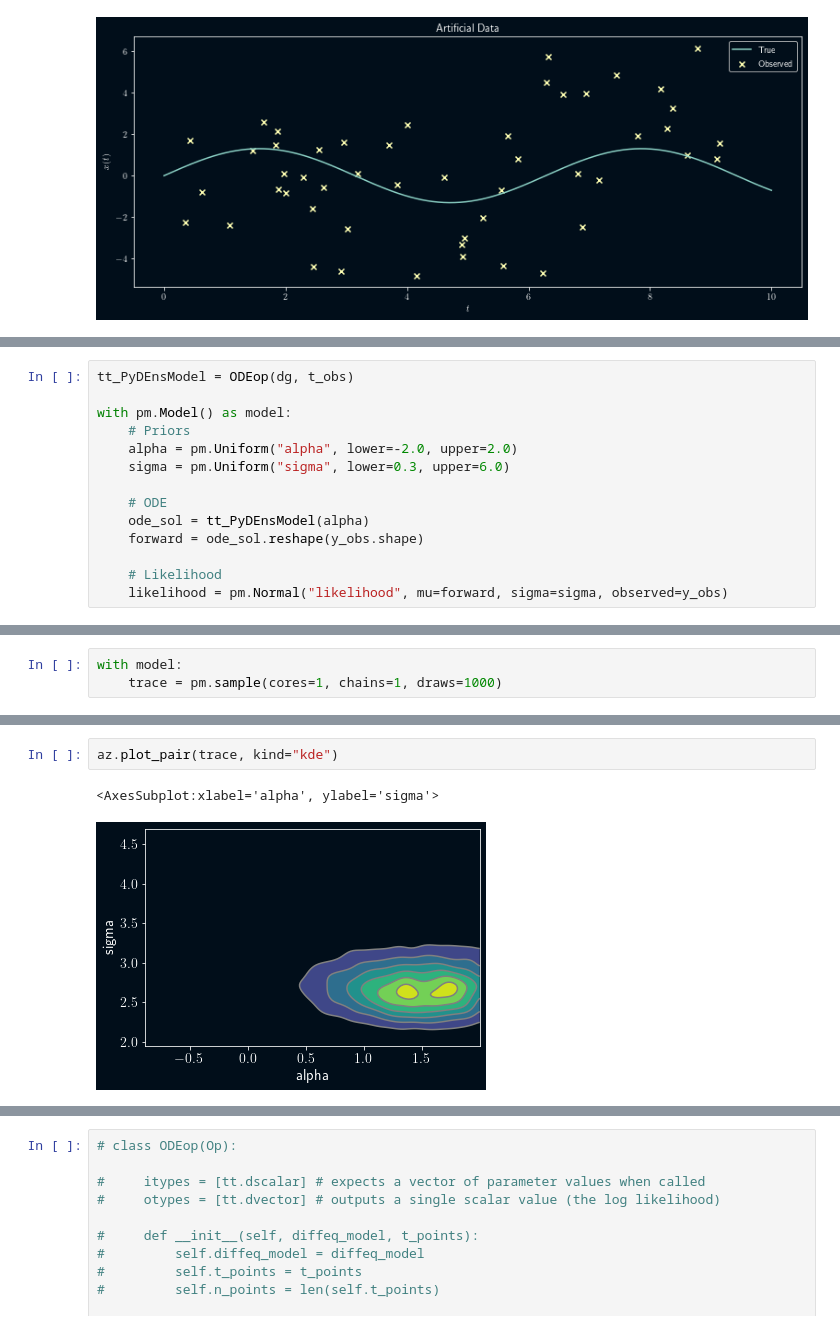
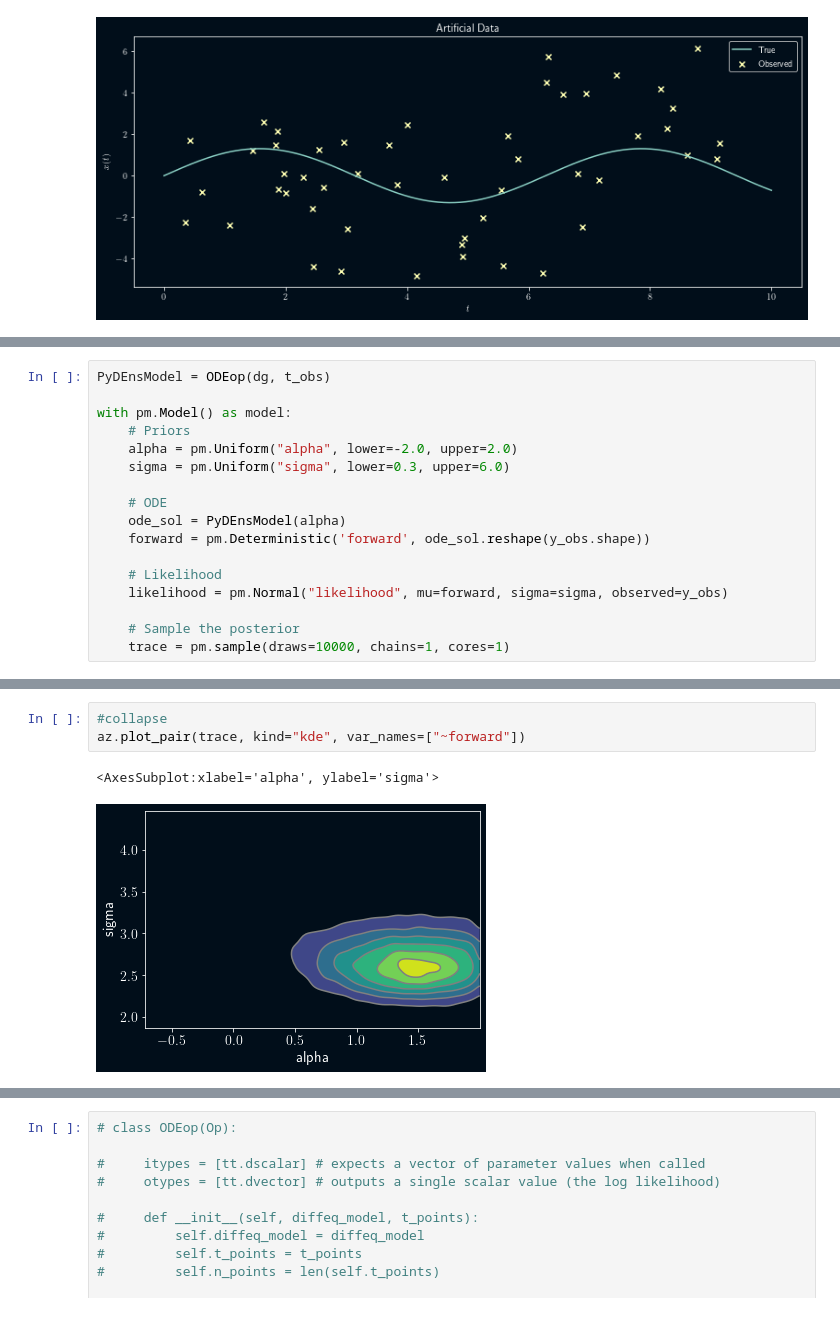
Before and after one commit to jlindbloom/qed404, a Jupyter notebook: _notebooks/2021-01-01-ode-inference-with-pydens-and-pymc3.ipynb, the cells around one changed output, grey strips where cells are left out. Cells and saved outputs as stored; diff of their text form.

```diff
--- a/_notebooks/2021-01-01-ode-inference-with-pydens-and-pymc3.ipynb
+++ b/_notebooks/2021-01-01-ode-inference-with-pydens-and-pymc3.ipynb
@@ -398,5 +337,5 @@ import pymc3 as pm
 # %%
-tt_PyDEnsModel = ODEop(dg, t_obs)
+PyDEnsModel = ODEop(dg, t_obs)
 
 with pm.Model() as model:
     # Priors
@@ -404,8 +343,11 @@ with pm.Model() as model:
     sigma = pm.Uniform("sigma", lower=0.3, upper=6.0)
 
     # ODE
-    ode_sol = tt_PyDEnsModel(alpha)
-    forward = ode_sol.reshape(y_obs.shape)
+    ode_sol = PyDEnsModel(alpha)
+    forward = pm.Deterministic('forward', ode_sol.reshape(y_obs.shape))
 
     # Likelihood
     likelihood = pm.Normal("likelihood", mu=forward, sigma=sigma, observed=y_obs)
+
+    # Sample the posterior
+    trace = pm.sample(draws=10000, chains=1, cores=1)
@@ -412,3 +361,0 @@ with pm.Model() as model:
-# %%
-with model:
-    trace = pm.sample(cores=1, chains=1, draws=1000)
@@ -436,5 +371,6 @@ array([[<AxesSubplot:title={'center':'alpha'}>,
 # %%
-az.plot_pair(trace, kind="kde")
+#collapse
+az.plot_pair(trace, kind="kde", var_names=["~forward"])
 # %% [output]
 <AxesSubplot:xlabel='alpha', ylabel='sigma'>
-[figure, old version]
+[figure, new version]
```
Also changed, not shown: parts of 40 cells of this notebook.
